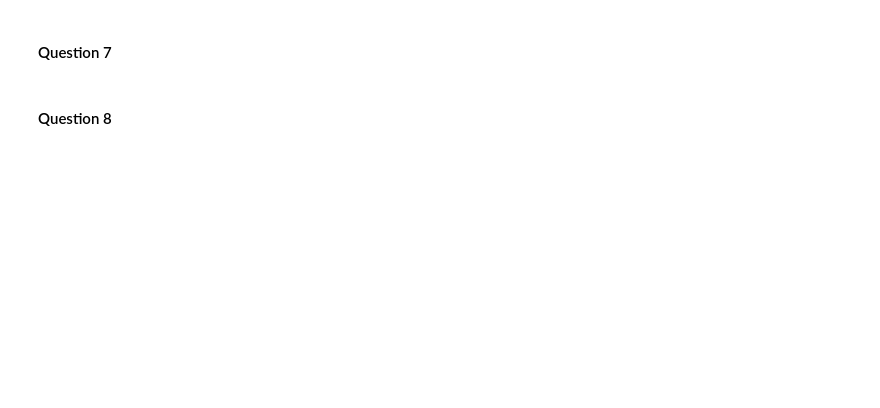
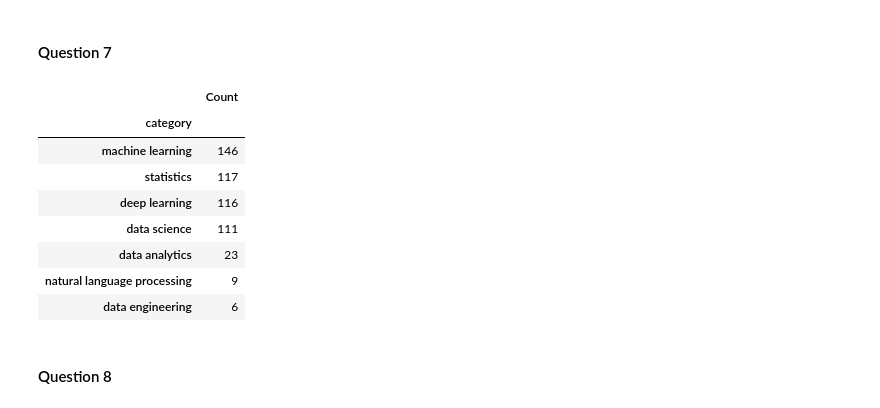
Before and after one commit to Niv20/Data-Science, a Jupyter notebook: ex-2/assignment2-task2.ipynb, the cells around one changed output. Saved outputs shown, nothing was run; the diff lists cells and outputs as text; code cells hidden in the pictures; blank space fills up the shorter version.

```diff
--- a/ex-2/assignment2-task2.ipynb
+++ b/ex-2/assignment2-task2.ipynb
@@ -106,11 +104,8 @@ pd.DataFrame(result)
 ### decide if the distribution is symmetric, skewed positive or skewed negative
 ### use both the histogram and required computations for this decision
 # %%
-# Helper function to clean weight (convert ounces to pounds)
 def clean_weight(w):
-    if pd.isna(w):
-        return np.nan
-    w = str(w).lower()
+    w = str(w)
     if 'ounces' in w:
         # 1 pound = 16 ounces
         return float(w.replace('ounces', '').strip()) / 16
@@ -121,8 +116,6 @@ def clean_weight(w):
 
 # Apply cleaning
 df['weight_clean'] = df['weight'].apply(clean_weight)
-# Impute missing weights (created by cleaning or original NaNs) with mean
-df['weight_clean'] = df['weight_clean'].fillna(df['weight_clean'].mean())
 
 # Plot
 df['weight_clean'].hist(bins=50)
@@ -133,10 +126,7 @@ plt.show()
 mean_w = df['weight_clean'].mean()
 median_w = df['weight_clean'].median()
 
-if mean_w > median_w:
-    skew = "Skewed Positive (Right)"
-else:
-    skew = "Skewed Negative (Left)"
+skew = calculate_skewness(mean_w, median_w)
 
 result = [('Weight Distribution', skew)]
 pd.DataFrame(result)
@@ -223,15 +229,18 @@ pd.DataFrame(counts_df)
 ### display the same result where the dataframe is sorted by the number of books, descending
 ### no need to display the total amount in this result - drop it
 # %%
-# Sort by Count descending (excluding Total for sorting, then dropping it)
-# The value_counts() is already sorted descending, we just need to drop Total if we added it,
-# or just use the counts from before without adding total.
-
-counts = df['category'].value_counts()
-counts_df = counts.to_frame(name='Count')
-
 # Just display it (it is already sorted by default)
 pd.DataFrame(counts_df)
+# %% [output]
+|  | Count |
+| category |  |
+| machine learning | 146 |
+| statistics | 117 |
+| deep learning | 116 |
+| data science | 111 |
+| data analytics | 23 |
+| natural language processing | 9 |
+| data engineering | 6 |
 # %% [markdown]
 #### Question 8
 # %%
```
Also changed, not shown: parts of 10 cells of this notebook, 12 other files.
